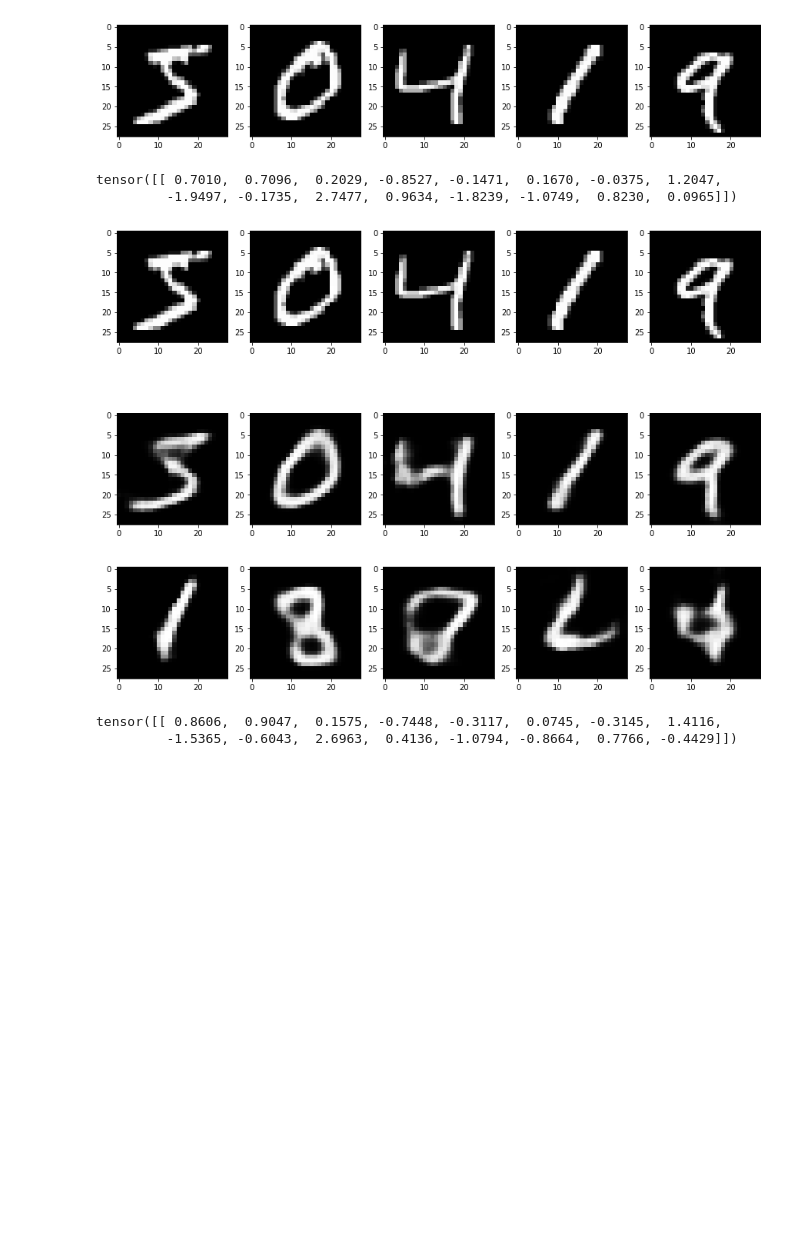
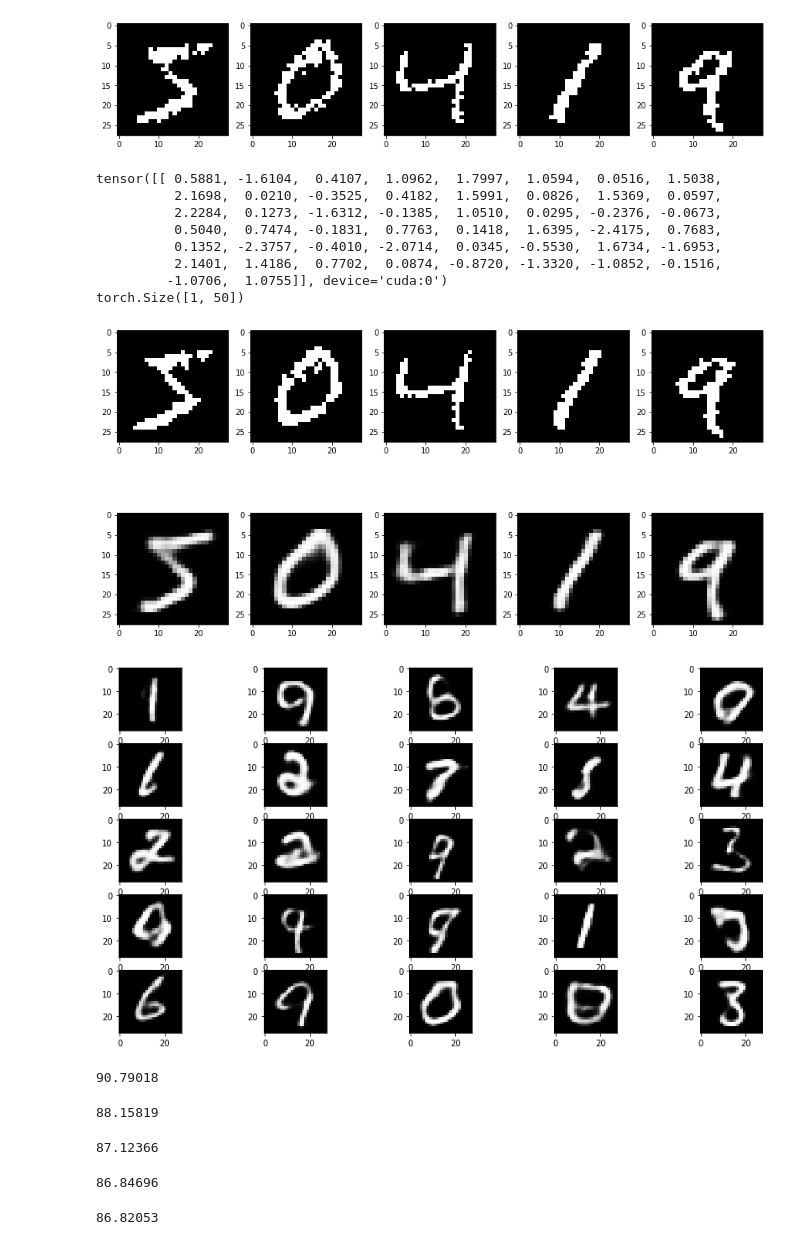
Before and after one commit to MillionIntegrals/vel, a Jupyter notebook: examples-notebooks/autoencoders/mnist/mnist-vae.ipynb, the cells around one changed output. Saved outputs shown, nothing was run; the diff lists cells and outputs as text; code cells hidden in the pictures; blank space fills up the shorter version.

```diff
--- a/examples-notebooks/autoencoders/mnist/mnist-vae.ipynb
+++ b/examples-notebooks/autoencoders/mnist/mnist-vae.ipynb
@@ -41,45 +42,49 @@ train_dataset = data_source.train_dataset
 # %%
 def get_sample(idx):
-    return train_dataset[idx][0]
+    return train_dataset[idx]['x'].to(config.device)
 # %%
 def show_image(axis, sample):
-    axis.imshow(train_dataset.denormalize(sample)[:, :, 0], cmap='gray')
+    axis.imshow(train_dataset.denormalize_item(sample, 'x'), cmap='gray')
 # %%
 # Browse examples
 fig, axes = plt.subplots(1, 5)
 
 for index in range(5):
-    show_image(axes[index], get_sample(index))
+    show_image(axes[index], get_sample(index).cpu())
 # %% [output]
-[figure, old version]
+[figure, new version]
 # %%
- model.encode(get_sample(0)[None])
+x = model.encode(get_sample(0)[None])
+print(x)
+print(x.shape)
 # %% [output]
-tensor([[ 0.7010,  0.7096,  0.2029, -0.8527, -0.1471,  0.1670, -0.0375,  1.2047,
-         -1.9497, -0.1735,  2.7477,  0.9634, -1.8239, -1.0749,  0.8230,  0.0965]])
+tensor([[ 0.5881, -1.6104,  0.4107,  1.0962,  1.7997,  1.0594,  0.0516,  1.5038,
+          2.1698,  0.0210, -0.3525,  0.4182,  1.5991,  0.0826,  1.5369,  0.0597,
+          2.2284,  0.1273, -1.6312, -0.1385,  1.0510,  0.0295, -0.2376, -0.0673,
+          0.5040,  0.7474, -0.1831,  0.7763,  0.1418,  1.6395, -2.4175,  0.7683,
+          0.1352, -2.3757, -0.4010, -2.0714,  0.0345, -0.5530,  1.6734, -1.6953,
+          2.1401,  1.4186,  0.7702,  0.0874, -0.8720, -1.3320, -1.0852, -0.1516,
+         -1.0706,  1.0755]], device='cuda:0')
+torch.Size([1, 50])
 # %%
 # Browse examples
 fig, axes = plt.subplots(2, 5)
 
 for index in range(5):
     sample = get_sample(index)
-    decoded = model(sample[None])['decoded'][0].detach()
-    show_image(axes[0, index], sample)
-    show_image(axes[1, index], decoded)
+    decoded = model(sample[None])[0].detach()
+    show_image(axes[0, index], sample.cpu())
+    show_image(axes[1, index], decoded.cpu())
 # %% [output]
-[figure, old version]
+[figure, new version]
 # %%
-samples = torch.randn(5, model.representation_length)
+samples = torch.randn(5, 5, model.representation_length)
 
-fig, axes = plt.subplots(1, 5)
+fig, axes = plt.subplots(5, 5)
 
-for index in range(5):
-    decoded = model.decoder(samples[index][None])[0].detach()
-    show_image(axes[index], decoded)
+for i in range(5):
+    for j in range(5):
+        decoded = model.decode(samples[i, j][None].to(config.device))[0].detach()
+        show_image(axes[i, j], decoded.cpu())
 # %% [output]
-[figure, old version]
+[figure, new version]
-# %%
- model.encode(get_sample(0)[None])
-# %% [output]
-tensor([[ 0.8606,  0.9047,  0.1575, -0.7448, -0.3117,  0.0745, -0.3145,  1.4116,
-         -1.5365, -0.6043,  2.6963,  0.4136, -1.0794, -0.8664,  0.7766, -0.4429]])
@@ -85,0 +103,4 @@ tensor([[ 0.8606,  0.9047,  0.1575, -0.7448, -0.3117,  0.0745, -0.3145,  1.4116,
+# %%
+np.mean(full_results)
+# %% [output]
+90.79018
@@ -85,0 +119,4 @@ tensor([[ 0.8606,  0.9047,  0.1575, -0.7448, -0.3117,  0.0745, -0.3145,  1.4116,
+# %%
+np.mean(full_results)
+# %% [output]
+88.15819
@@ -85,0 +135,4 @@ tensor([[ 0.8606,  0.9047,  0.1575, -0.7448, -0.3117,  0.0745, -0.3145,  1.4116,
+# %%
+np.mean(full_results)
+# %% [output]
+87.12366
@@ -85,0 +151,4 @@ tensor([[ 0.8606,  0.9047,  0.1575, -0.7448, -0.3117,  0.0745, -0.3145,  1.4116,
+# %%
+np.mean(full_results)
+# %% [output]
+86.84696
@@ -86,3 +167,7 @@ tensor([[ 0.8606,  0.9047,  0.1575, -0.7448, -0.3117,  0.0745, -0.3145,  1.4116,
+# %%
+np.mean(full_results)
+# %% [output]
+86.82053
 # %%
 idx1 = 1
 idx2 = 5
```
Also changed, not shown: parts of 12 cells of this notebook.
